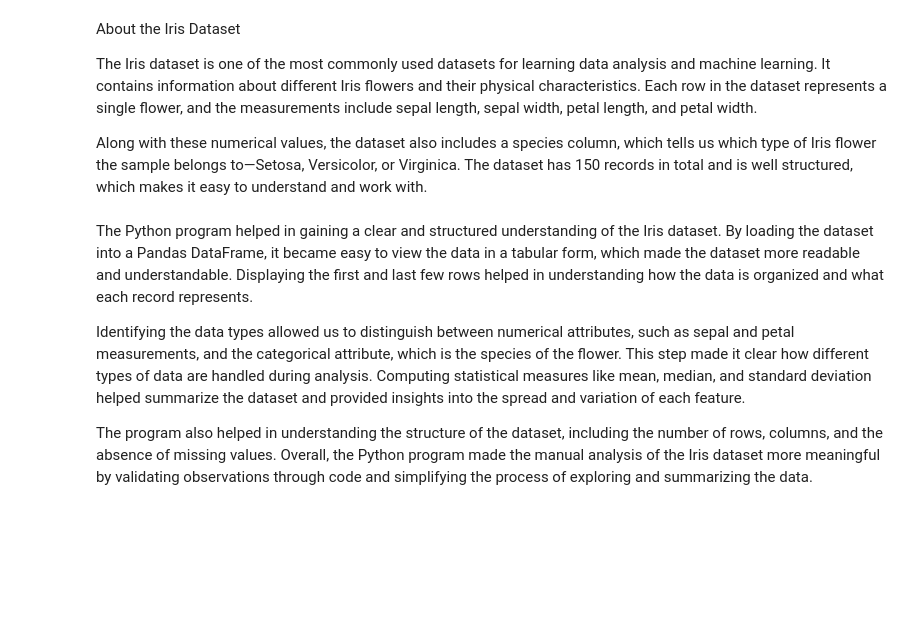
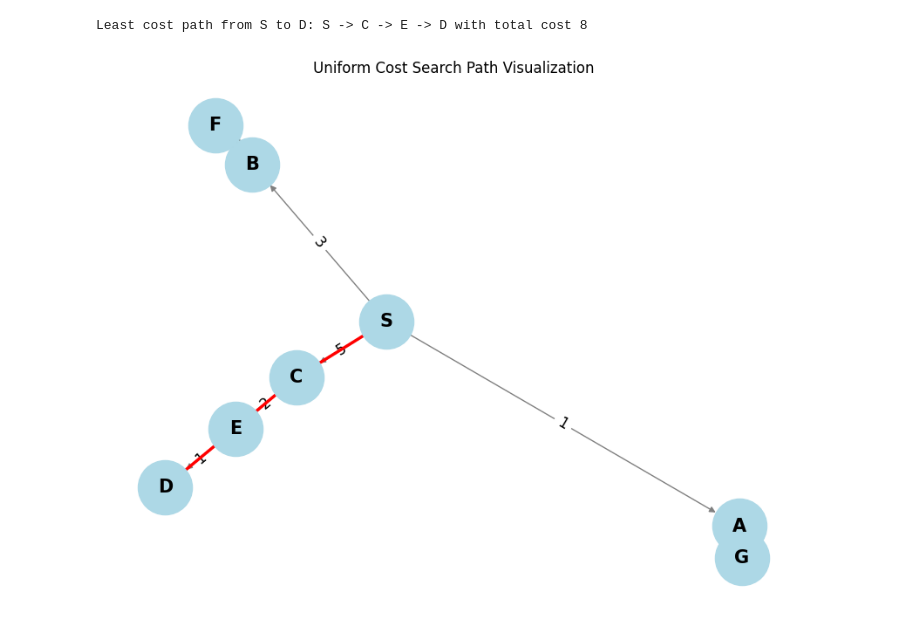
Before and after one commit to glider-vinnie/FY_dsProject, a Jupyter notebook: chapter_appendix-tools-for-deep-learning/jupyter.ipynb, the cells around one changed output. Drawn from its saved outputs; the diff is of its cells as text; code cells hidden in the pictures; blank space fills up the shorter version.

```diff
--- a/chapter_appendix-tools-for-deep-learning/jupyter.ipynb
+++ b/chapter_appendix-tools-for-deep-learning/jupyter.ipynb
@@ -181,12 +0,0 @@ JSON DATA SAMPLE:
-# %% [markdown]
-About the Iris Dataset
-
-The Iris dataset is one of the most commonly used datasets for learning data analysis and machine learning. It contains information about different Iris flowers and their physical characteristics. Each row in the dataset represents a single flower, and the measurements include sepal length, sepal width, petal length, and petal width.
-
-Along with these numerical values, the dataset also includes a species column, which tells us which type of Iris flower the sample belongs to—Setosa, Versicolor, or Virginica. The dataset has 150 records in total and is well structured, which makes it easy to understand and work with.
-# %% [markdown]
-The Python program helped in gaining a clear and structured understanding of the Iris dataset. By loading the dataset into a Pandas DataFrame, it became easy to view the data in a tabular form, which made the dataset more readable and understandable. Displaying the first and last few rows helped in understanding how the data is organized and what each record represents.
-
-Identifying the data types allowed us to distinguish between numerical attributes, such as sepal and petal measurements, and the categorical attribute, which is the species of the flower. This step made it clear how different types of data are handled during analysis. Computing statistical measures like mean, median, and standard deviation helped summarize the dataset and provided insights into the spread and variation of each feature.
-
-The program also helped in understanding the structure of the dataset, including the number of rows, columns, and the absence of missing values. Overall, the Python program made the manual analysis of the Iris dataset more meaningful by validating observations through code and simplifying the process of exploring and summarizing the data.
@@ -192,0 +5,24 @@ The program also helped in understanding the structure of the dataset, including
+# %%
+def uniform_cost_search(graph, start, goal):
+
+    priority_queue = [(0, start)]
+
+    visited = {start: (0, None)}
+
+    while priority_queue:
+
+        current_cost, current_node = heapq.heappop(priority_queue)
+
+
+        if current_node == goal:
+            return current_cost, reconstruct_path(visited, start, goal)
+
+
+        for neighbor, cost in graph[current_node]:
+            total_cost = current_cost + cost
+
+            if neighbor not in visited or total_cost < visited[neighbor][0]:
+                visited[neighbor] = (total_cost, current_node)
+                heapq.heappush(priority_queue, (total_cost, neighbor))
+
+    return None
@@ -192,0 +39,24 @@ The program also helped in understanding the structure of the dataset, including
+# %%
+graph={
+    'S':[('A',1),('B',3),('C',5)],
+    'A':[('G',3)],
+    'B':[('F',5)],
+    'C':[('E',2)],
+    'E':[('D',1)],
+    'G':[],
+    'F':[],
+    'D':[]
+}
+start_node = 'S'
+goal_node = 'D'
+result = uniform_cost_search(graph, start_node, goal_node)
+
+if result:
+    total_cost, path = result
+    print(f"Least cost path from {start_node} to {goal_node}: {' -> '.join(path)} with total cost {total_cost}")
+    visualize_graph(graph, path)
+else:
+    print(f"No path found from {start_node} to {goal_node}")
+# %% [output]
+Least cost path from S to D: S -> C -> E -> D with total cost 8
+[figure, added]
```
Also changed, not shown: parts of 11 cells of this notebook.
